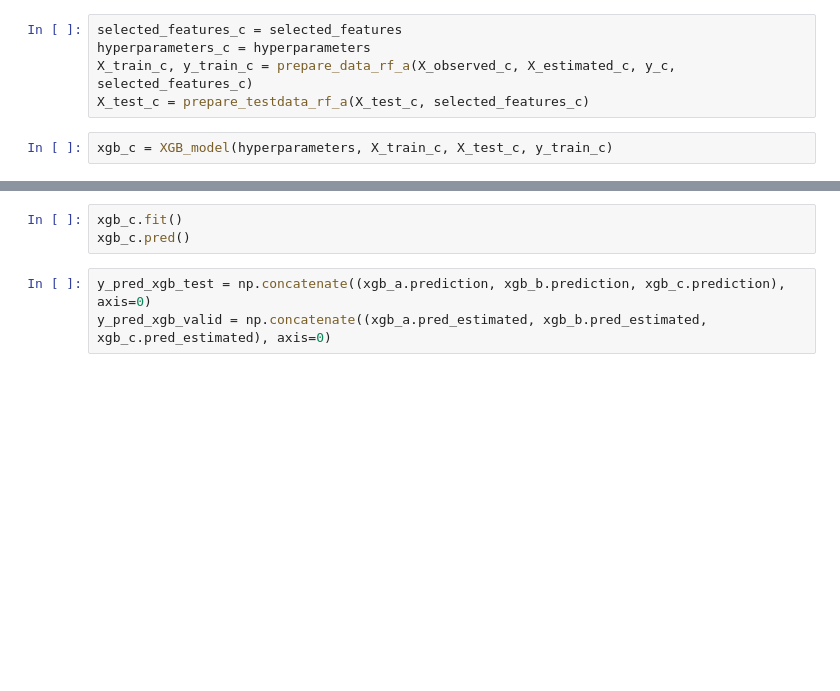
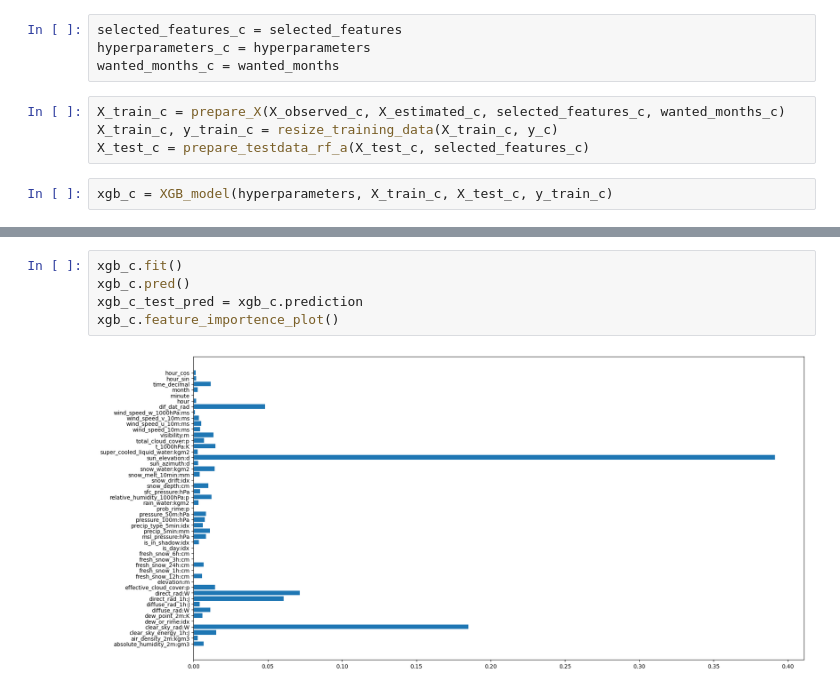
Before and after one commit to simenfritzner/TDT4173-ML-task, a Jupyter notebook: src/Models/XGB/XGBoost.ipynb, the cells around one changed output, grey strips where cells are left out. Drawn from its saved outputs; the diff is of its cells as text; blank space fills up the shorter version.

```diff
--- a/src/Models/XGB/XGBoost.ipynb
+++ b/src/Models/XGB/XGBoost.ipynb
@@ -98,9 +116,12 @@ xgb_b.pred()
 # %% [markdown]
 # Dataset C
+# %%
+selected_features_c = selected_features
+hyperparameters_c = hyperparameters
+wanted_months_c = wanted_months
 # %%
-selected_features_c = selected_features
-hyperparameters_c = hyperparameters
-X_train_c, y_train_c = prepare_data_rf_a(X_observed_c, X_estimated_c, y_c, selected_features_c)
+X_train_c = prepare_X(X_observed_c, X_estimated_c, selected_features_c, wanted_months_c)
+X_train_c, y_train_c = resize_training_data(X_train_c, y_c)
 X_test_c = prepare_testdata_rf_a(X_test_c, selected_features_c)
 # %%
 xgb_c = XGB_model(hyperparameters, X_train_c, X_test_c, y_train_c)
@@ -112,6 +135,7 @@ Mean cross-validation score: 25.2918465711797
 # %%
 xgb_c.fit()
 xgb_c.pred()
+xgb_c_test_pred = xgb_c.prediction
+xgb_c.feature_importence_plot()
+# %% [output]
+[figure, added]
-# %%
-y_pred_xgb_test = np.concatenate((xgb_a.prediction, xgb_b.prediction, xgb_c.prediction), axis=0)
-y_pred_xgb_valid = np.concatenate((xgb_a.pred_estimated, xgb_b.pred_estimated, xgb_c.pred_estimated), axis=0)
```
Also changed, not shown: parts of 15 cells of this notebook, 6 other files.
